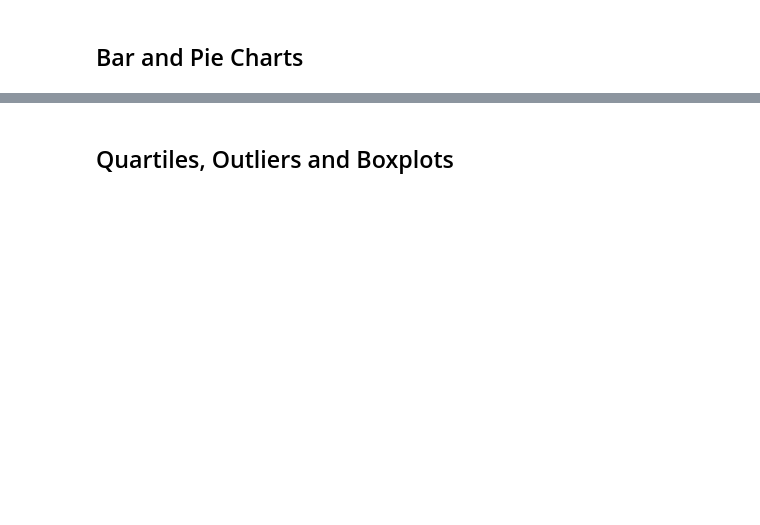
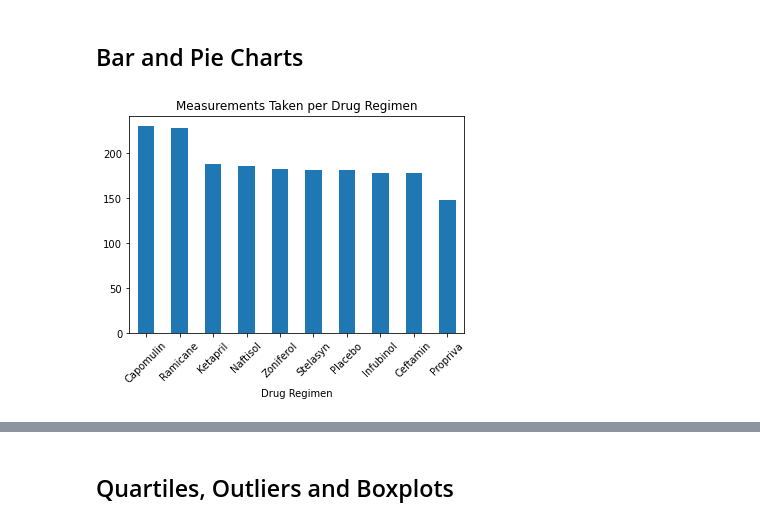
Before and after one commit to sgaetz1/matplotlib-challenge, a Jupyter notebook: pymaceuticals.ipynb, the cells around one changed output, grey strips where cells are left out. Cells and saved outputs as stored; diff of their text form; code cells hidden in the pictures; blank space fills up the shorter version.

```diff
--- a/pymaceuticals.ipynb
+++ b/pymaceuticals.ipynb
@@ -89,9 +135,11 @@ df.groupby('Drug Regimen').agg({'Tumor Volume (mm3)': ['mean', 'median', 'var',
 # %%
 # Generate a bar plot showing the total number of measurements taken on each drug regimen using pandas.
 drug_group = df.groupby('Drug Regimen')
 counts = drug_group['Drug Regimen'].count()
 count = counts.sort_values(ascending = False)
-drug_chart = count.plot(kind = 'bar', rot = 45, title = "Total Measurements per Drug Regimen")
+drug_chart = count.plot(kind = 'bar', rot = 45, title = "Measurements Taken per Drug Regimen")
+# %% [output]
+[figure, added]
 # %%
 # Generate a bar plot showing the total number of measurements taken on each drug regimen using pyplot.
 
```
Also changed, not shown: parts of 21 cells of this notebook.
